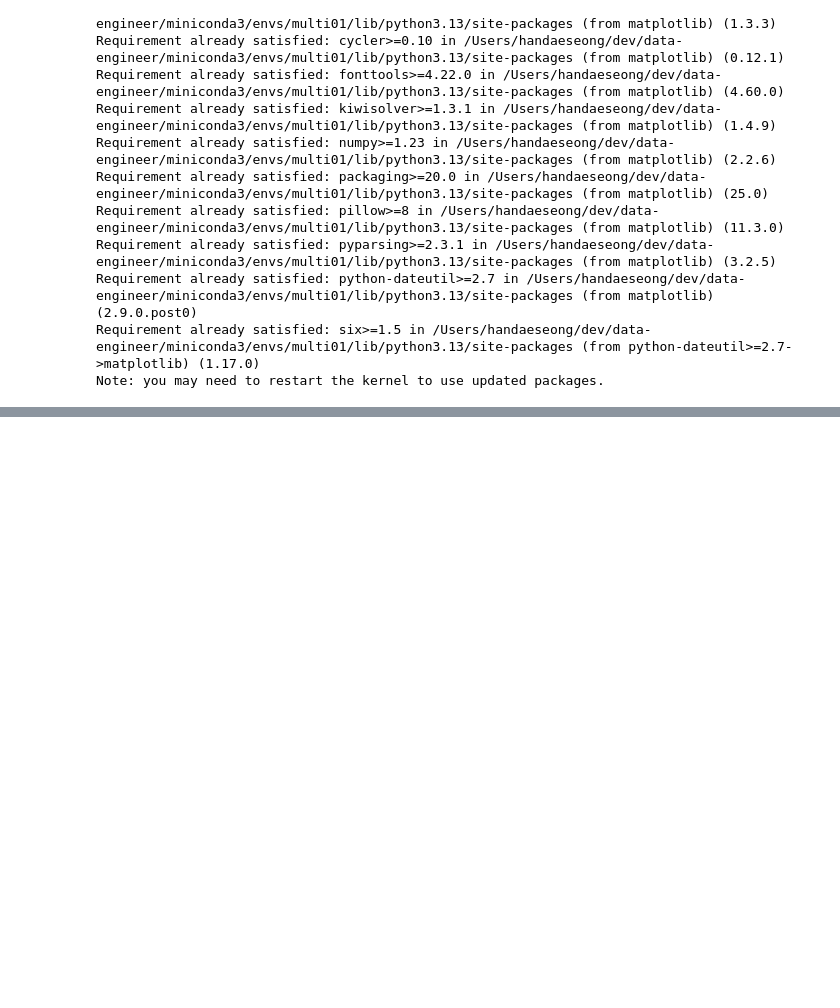
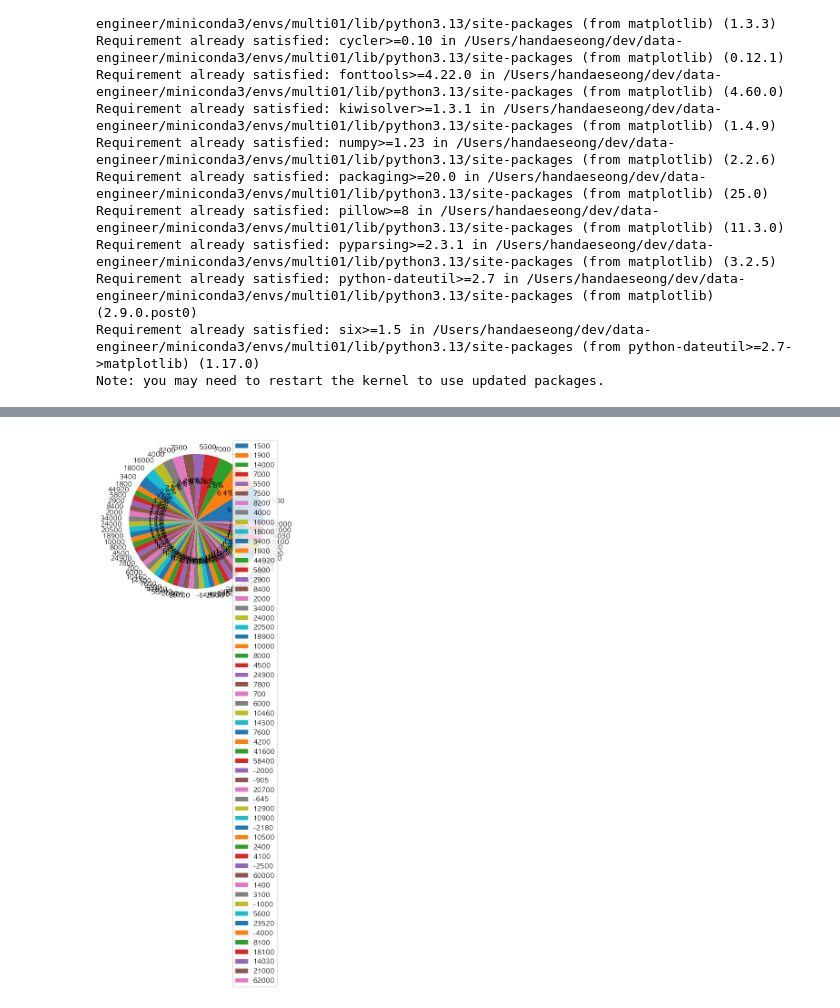
Before and after one commit to daniel-dataflow/data-engineering-bootcamp, a Jupyter notebook: multi01_python/14_pandas/card_ex.ipynb, the cells around one changed output, grey strips where cells are left out. Cells and saved outputs as stored; diff of their text form; code cells hidden in the pictures; blank space fills up the shorter version.

```diff
--- a/multi01_python/14_pandas/card_ex.ipynb
+++ b/multi01_python/14_pandas/card_ex.ipynb
@@ -387,2 +388,10 @@ plt.bar(card_day.index, card_day["금액"])
 # %%
 # 5개 이상 그래프 그리기(card 데이터로)
+# %%
+# 1. 사용금액과 할인금액
+category = card["금액"].value_counts()
+plt.pie(x=category, labels=category.index, autopct='%1.1f%%')
+plt.legend()
+plt.show()
+# %% [output]
+[figure, added]
```
Also changed, not shown: parts of 6 cells of this notebook.
